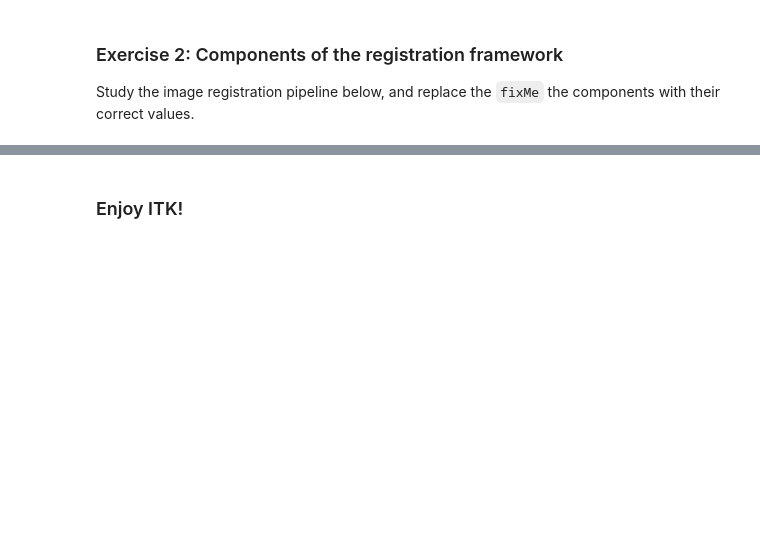
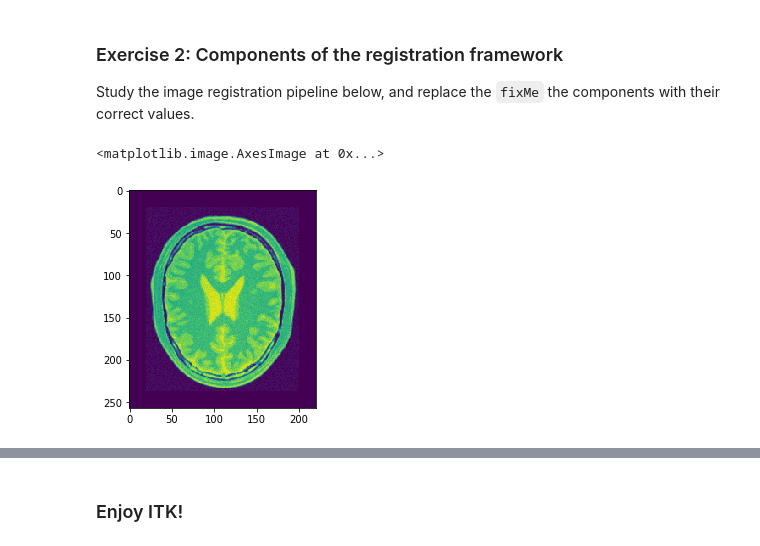
Before and after one commit to InsightSoftwareConsortium/ScientificImageAnalysisVisualizationAndArtificialIntelligenceCourse, a Jupyter notebook: 5_Registration.ipynb, the cells around one changed output, grey strips where cells are left out. Saved outputs shown, nothing was run; the diff lists cells and outputs as text; code cells hidden in the pictures; blank space fills up the shorter version.

```diff
--- a/5_Registration.ipynb
+++ b/5_Registration.ipynb
@@ -27,3 +27,11 @@ from itkwidgets import view
 from matplotlib import pyplot as plt
 %matplotlib inline
 from ipywidgets import interact
+# %%
+PixelType = itk.ctype('float')
+
+fixedImage = itk.imread('data/BrainProtonDensitySliceBorder20.png', PixelType)
+plt.imshow(itk.GetArrayViewFromImage(fixedImage))
+# %% [output]
+<matplotlib.image.AxesImage at 0x...>
+[figure, added]
```
Also changed, not shown: parts of 7 cells of this notebook, 2 other files.
